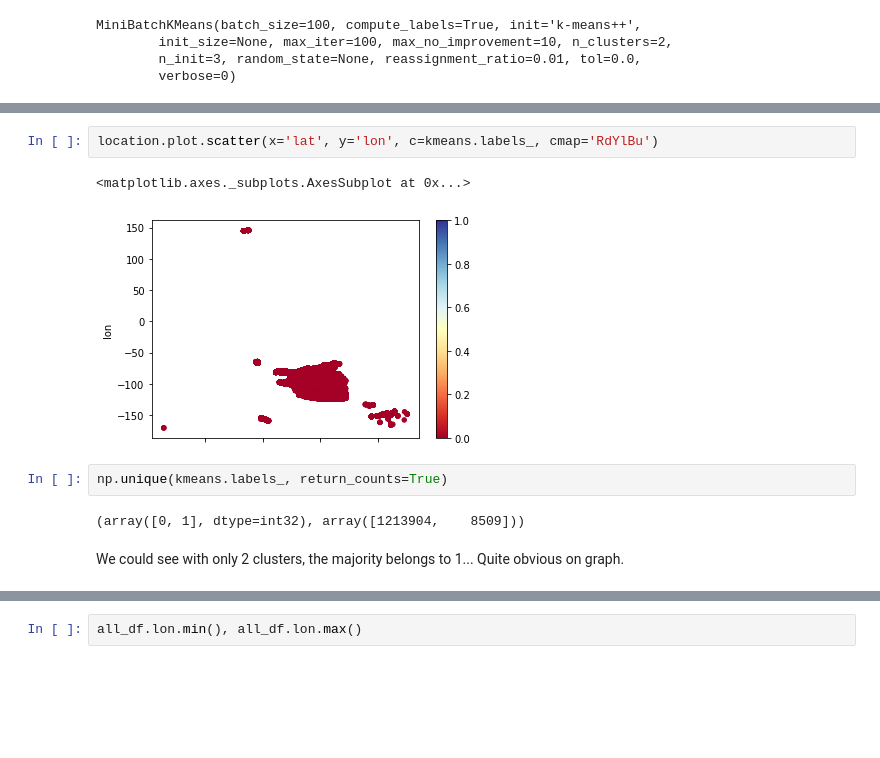
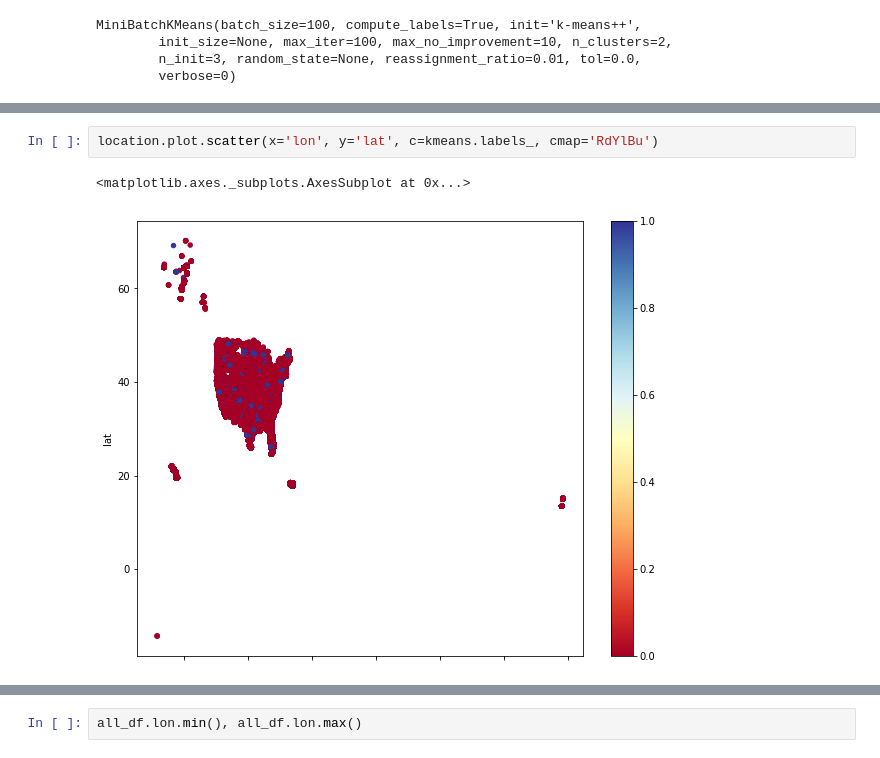
Before and after one commit to gpcarr/twitter_data_analysis, a Jupyter notebook: clusters.ipynb, the cells around one changed output, grey strips where cells are left out. Drawn from its saved outputs; the diff is of its cells as text; blank space fills up the shorter version.

```diff
--- a/clusters.ipynb
+++ b/clusters.ipynb
@@ -358,11 +332,5 @@ MiniBatchKMeans(batch_size=100, compute_labels=True, init='k-means++',
 # %%
-location.plot.scatter(x='lat', y='lon', c=kmeans.labels_, cmap='RdYlBu')
+location.plot.scatter(x='lon', y='lat', c=kmeans.labels_, cmap='RdYlBu')
 # %% [output]
 <matplotlib.axes._subplots.AxesSubplot at 0x...>
-[figure, old version]
+[figure, new version]
-# %%
-np.unique(kmeans.labels_, return_counts=True)
-# %% [output]
-(array([0, 1], dtype=int32), array([1213904,    8509]))
-# %% [markdown]
-We could see with only 2 clusters, the majority belongs to 1... Quite obvious on graph.
```
Also changed, not shown: parts of 9 cells of this notebook.
